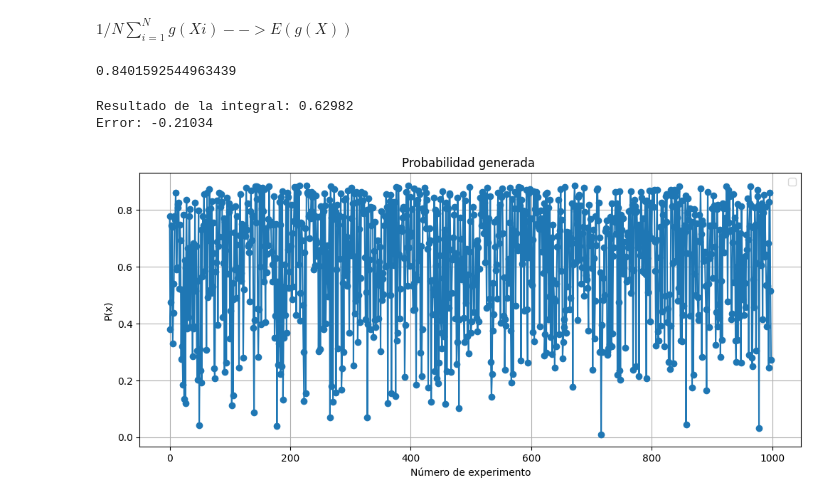
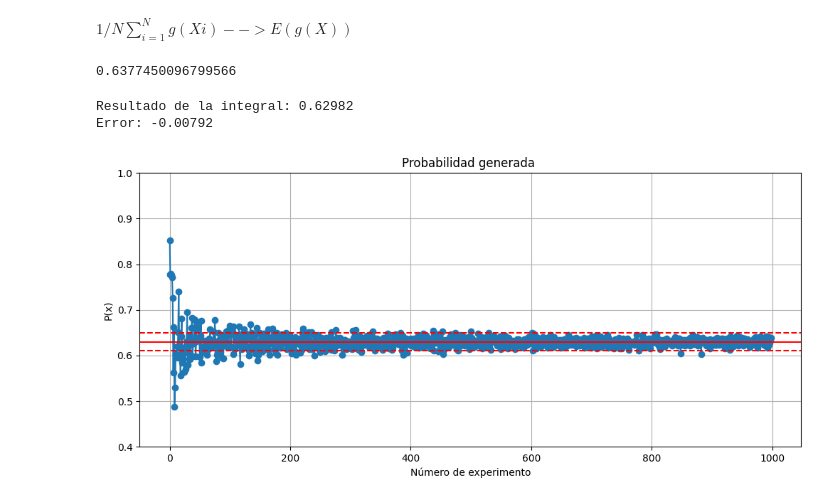
Before and after one commit to tamaravera14/SIMULACI-N-I, a Jupyter notebook: MetododeMonteCarloOrdinario.ipynb, the cells around one changed output. Saved outputs shown, nothing was run; the diff lists cells and outputs as text; code cells hidden in the pictures.

```diff
--- a/MetododeMonteCarloOrdinario.ipynb
+++ b/MetododeMonteCarloOrdinario.ipynb
@@ -24,26 +24,26 @@ import random
 import numpy as np
 # %%
 def Met_Monte_Carlo_Or(N,a,b):
-    x= random.uniform(a,b)
-    valor = []
-    for n in range(N):
-        valor.append(x)
+    valor = [random.uniform(a,b) for _ in range(N)]
     return valor
+a=0
+b=1
 # %%
 def g(x):
   return np.sqrt(np.arctan(x))
 # %%
-def prom():
- x = Met_Monte_Carlo_Or(1000,0,1)
- promedio = np.mean(g(x))
+def prom(N):
+ x = Met_Monte_Carlo_Or(N,0,1)
+ promedio = np.mean(g(np.array(x)))
  return promedio
-promedio = prom()
+
+promedio = prom(1000)
 print(promedio)
 # %% [output]
-0.8401592544963439
+0.6377450096799566
 # %%
 from sympy import integrate, Symbol, sqrt, atan
-
+from statistics import stdev
 
 x = Symbol('x')
 
@@ -60,12 +60,12 @@ print(f"Resultado de la integral: {resul:.5f}")
 print(f"Error: {error:.5f}")
 # %% [output]
 Resultado de la integral: 0.62982
-Error: -0.21034
+Error: -0.00792
 # %%
 def experimento(m):
   p=[]
   for j in range(1,m):
-    aguila = prom()
+    aguila = prom(j)
     p.append(aguila)
   return  p
 # %%
@@ -73,13 +73,16 @@ p= experimento(1000)
 # %%
 from matplotlib import pyplot as plt
 # Gráfico
 plt.figure(figsize=(12, 5))
 plt.plot(p, marker='o', linestyle='-')
 plt.title("Probabilidad generada ")
 plt.xlabel("Número de experimento")
 plt.ylabel("P(x)")
-plt.legend()
+plt.ylim([0.4, 1])
+plt.axhline(y = resul, color='r', linestyle='-')
+plt.axhline(y = np.mean(p) + stdev(p), color='r', linestyle='--')
+plt.axhline(y = np.mean(p) - stdev(p), color='r', linestyle='--')
 plt.grid(True)
 plt.show()
 # %% [output]
-[figure, old version]
+[figure, new version]
```
